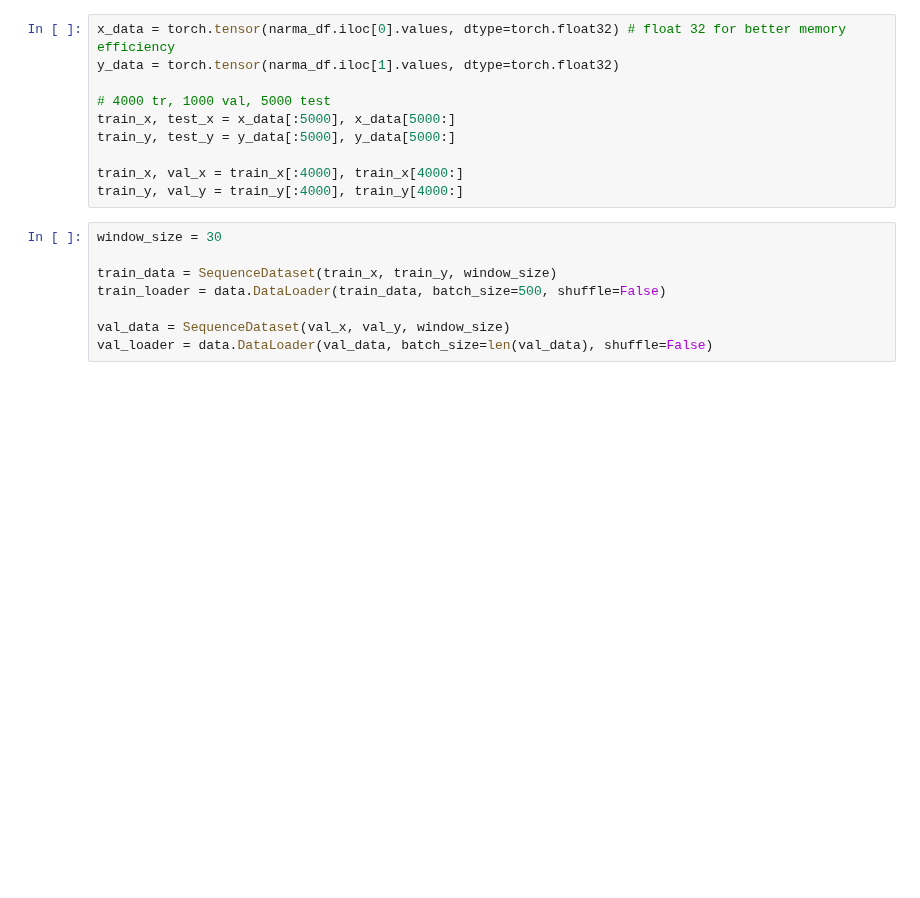
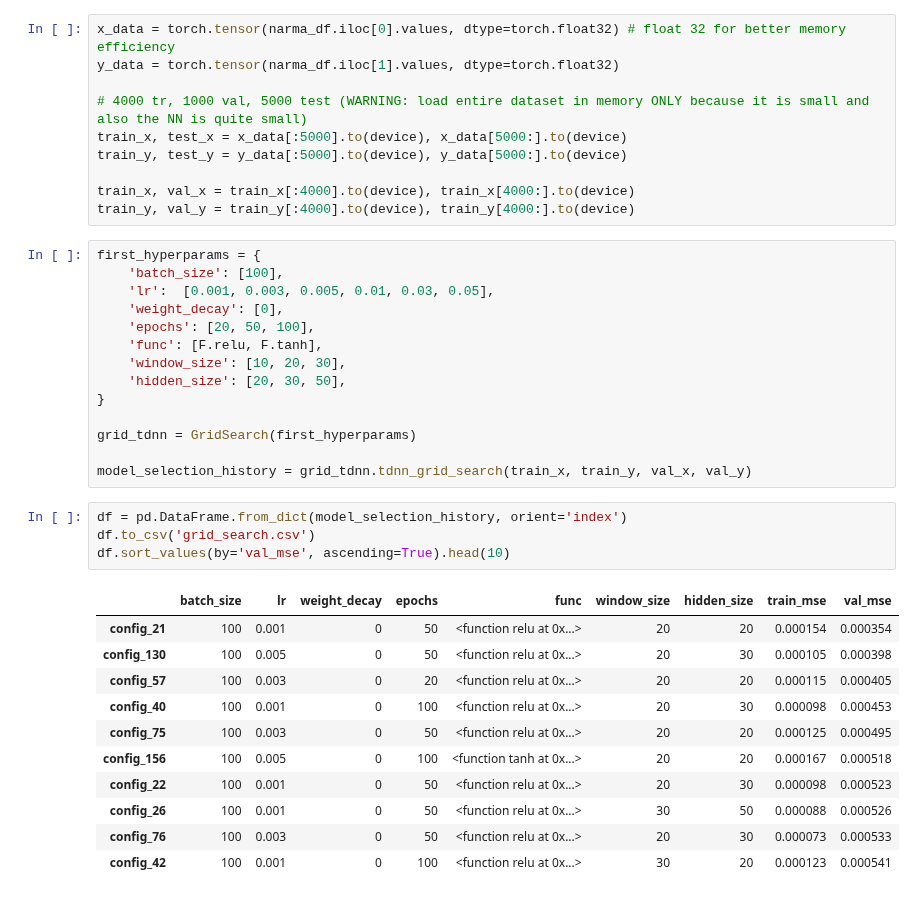
Before and after one commit to JacopoRaffi/CNS_Assignments, a Jupyter notebook: LAB3/LAB3_1/main.ipynb, the cells around one changed output. Cells and saved outputs as stored; diff of their text form; blank space fills up the shorter version.

```diff
--- a/LAB3/LAB3_1/main.ipynb
+++ b/LAB3/LAB3_1/main.ipynb
@@ -18,17 +25,39 @@ narma_df.iloc[:, :20] # visualize the first 20 columns
 x_data = torch.tensor(narma_df.iloc[0].values, dtype=torch.float32) # float 32 for better memory efficiency
 y_data = torch.tensor(narma_df.iloc[1].values, dtype=torch.float32)
 
-# 4000 tr, 1000 val, 5000 test
-train_x, test_x = x_data[:5000], x_data[5000:]
-train_y, test_y = y_data[:5000], y_data[5000:]
+# 4000 tr, 1000 val, 5000 test (WARNING: load entire dataset in memory ONLY because it is small and also the NN is quite small)
+train_x, test_x = x_data[:5000].to(device), x_data[5000:].to(device)
+train_y, test_y = y_data[:5000].to(device), y_data[5000:].to(device)
 
-train_x, val_x = train_x[:4000], train_x[4000:]
-train_y, val_y = train_y[:4000], train_y[4000:]
+train_x, val_x = train_x[:4000].to(device), train_x[4000:].to(device)
+train_y, val_y = train_y[:4000].to(device), train_y[4000:].to(device)
-# %%
-window_size = 30
-
-train_data = SequenceDataset(train_x, train_y, window_size)
-train_loader = data.DataLoader(train_data, batch_size=500, shuffle=False)
-
-val_data = SequenceDataset(val_x, val_y, window_size)
-val_loader = data.DataLoader(val_data, batch_size=len(val_data), shuffle=False)
+# %%
+first_hyperparams = {
+    'batch_size': [100],
+    'lr':  [0.001, 0.003, 0.005, 0.01, 0.03, 0.05],
+    'weight_decay': [0],
+    'epochs': [20, 50, 100],
+    'func': [F.relu, F.tanh],
+    'window_size': [10, 20, 30],
+    'hidden_size': [20, 30, 50],
+}
+
+grid_tdnn = GridSearch(first_hyperparams)
+
+model_selection_history = grid_tdnn.tdnn_grid_search(train_x, train_y, val_x, val_y)
+# %%
+df = pd.DataFrame.from_dict(model_selection_history, orient='index')
+df.to_csv('grid_search.csv')
+df.sort_values(by='val_mse', ascending=True).head(10)
+# %% [output]
+|  | batch_size | lr | weight_decay | epochs | func | window_size | hidden_size | train_mse | val_mse |
+| config_21 | 100 | 0.001 | 0 | 50 | <function relu at 0x...> | 20 | 20 | 0.000154 | 0.000354 |
+| config_130 | 100 | 0.005 | 0 | 50 | <function relu at 0x...> | 20 | 30 | 0.000105 | 0.000398 |
+| config_57 | 100 | 0.003 | 0 | 20 | <function relu at 0x...> | 20 | 20 | 0.000115 | 0.000405 |
+| config_40 | 100 | 0.001 | 0 | 100 | <function relu at 0x...> | 20 | 30 | 0.000098 | 0.000453 |
+| config_75 | 100 | 0.003 | 0 | 50 | <function relu at 0x...> | 20 | 20 | 0.000125 | 0.000495 |
+| config_156 | 100 | 0.005 | 0 | 100 | <function tanh at 0x...> | 20 | 20 | 0.000167 | 0.000518 |
+| config_22 | 100 | 0.001 | 0 | 50 | <function relu at 0x...> | 20 | 30 | 0.000098 | 0.000523 |
+| config_26 | 100 | 0.001 | 0 | 50 | <function relu at 0x...> | 30 | 50 | 0.000088 | 0.000526 |
+| config_76 | 100 | 0.003 | 0 | 50 | <function relu at 0x...> | 20 | 30 | 0.000073 | 0.000533 |
+| config_42 | 100 | 0.001 | 0 | 100 | <function relu at 0x...> | 30 | 20 | 0.000123 | 0.000541 |
```
Also changed, not shown: parts of 5 cells of this notebook, 2 other files.
